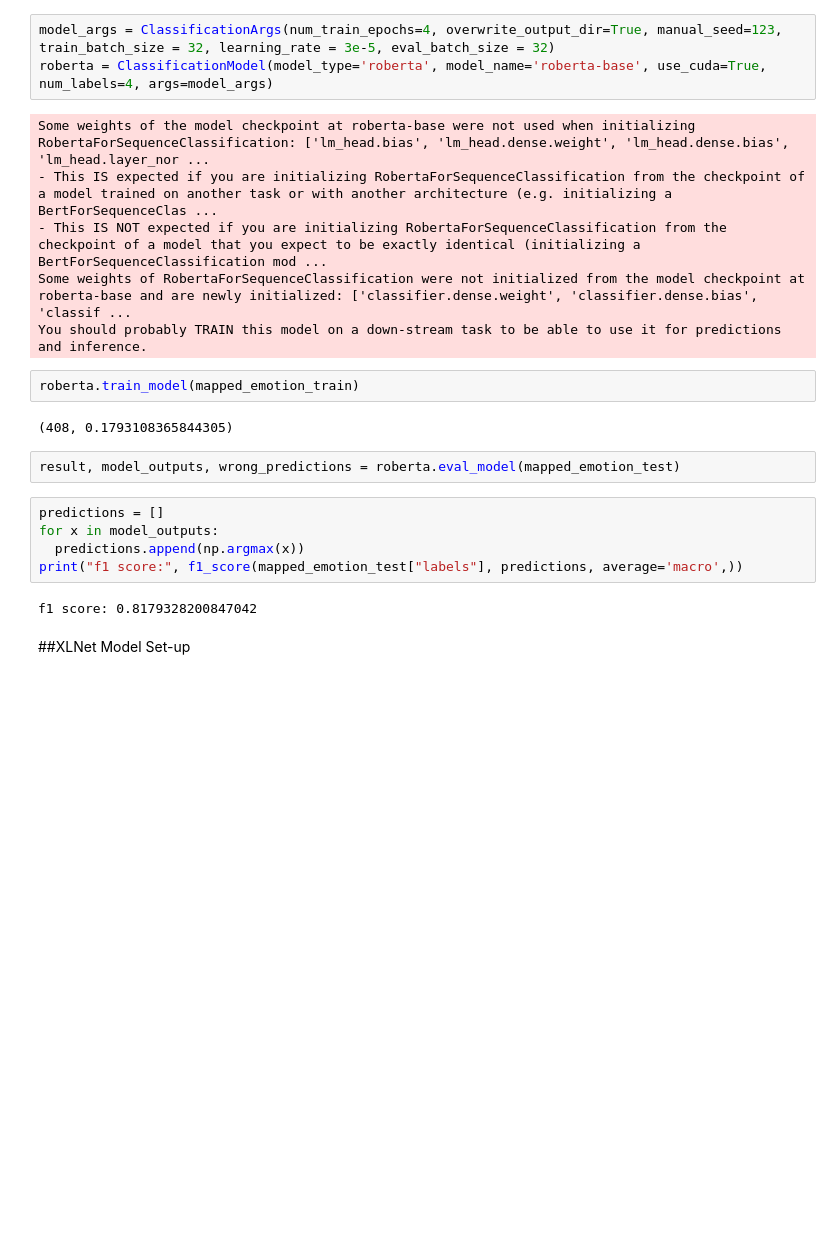
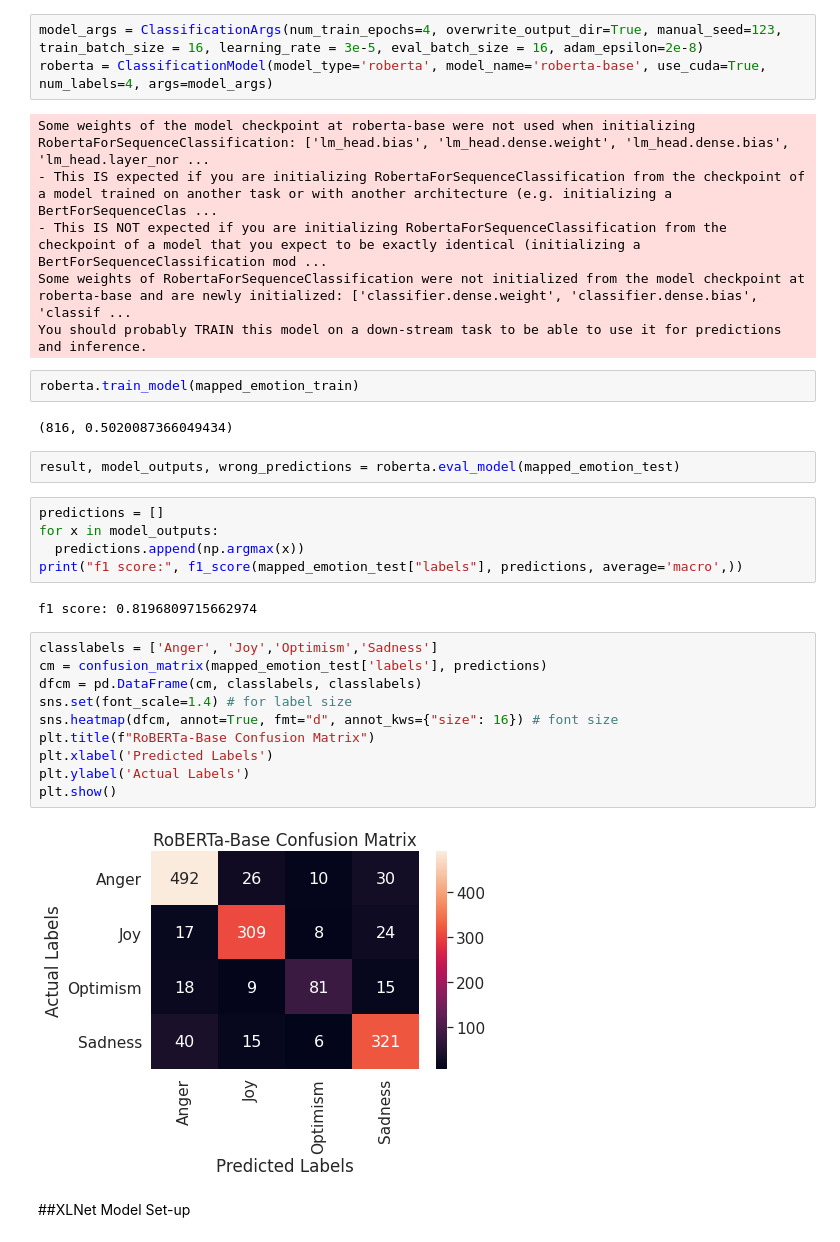
Before and after one commit to glitch-y/CE888-Project, a Jupyter notebook: 2. Scripts/1. Emotion_Classification.ipynb, the cells around one changed output. Drawn from its saved outputs; the diff is of its cells as text; blank space fills up the shorter version.

```diff
--- a/2. Scripts/1. Emotion_Classification.ipynb
+++ b/2. Scripts/1. Emotion_Classification.ipynb
@@ -399,7 +381,7 @@ Name: mapping, dtype: int64
 # %% [markdown]
 ##Roberta Model Set-up and Evaluation
 # %%
-model_args = ClassificationArgs(num_train_epochs=4, overwrite_output_dir=True, manual_seed=123, train_batch_size = 32, learning_rate = 3e-5, eval_batch_size = 32)
+model_args = ClassificationArgs(num_train_epochs=4, overwrite_output_dir=True, manual_seed=123, train_batch_size = 16, learning_rate = 3e-5, eval_batch_size = 16, adam_epsilon=2e-8)
 roberta = ClassificationModel(model_type='roberta', model_name='roberta-base', use_cuda=True, num_labels=4, args=model_args)
 # %% [output]
 Some weights of the model checkpoint at roberta-base were not used when initializing RobertaForSequenceClassification: ['lm_head.bias', 'lm_head.dense.weight', 'lm_head.dense.bias', 'lm_head.layer_nor ...
@@ -410,7 +392,7 @@ You should probably TRAIN this model on a down-stream task to be able to use it
 # %%
 roberta.train_model(mapped_emotion_train)
 # %% [output]
-(408, 0.1793108365844305)
+(816, 0.5020087366049434)
 # %%
 result, model_outputs, wrong_predictions = roberta.eval_model(mapped_emotion_test)
 # %%
@@ -419,7 +401,19 @@ for x in model_outputs:
   predictions.append(np.argmax(x))
 print("f1 score:", f1_score(mapped_emotion_test["labels"], predictions, average='macro',))
 # %% [output]
-f1 score: 0.8179328200847042
+f1 score: 0.8196809715662974
+# %%
+classlabels = ['Anger', 'Joy','Optimism','Sadness']
+cm = confusion_matrix(mapped_emotion_test['labels'], predictions)
+dfcm = pd.DataFrame(cm, classlabels, classlabels)
+sns.set(font_scale=1.4) # for label size
+sns.heatmap(dfcm, annot=True, fmt="d", annot_kws={"size": 16}) # font size
+plt.title(f"RoBERTa-Base Confusion Matrix")
+plt.xlabel('Predicted Labels')
+plt.ylabel('Actual Labels')
+plt.show()
+# %% [output]
+[figure, added]
 # %% [markdown]
 ##XLNet Model Set-up
 # %%
```
Also changed, not shown: parts of 4 cells of this notebook.
